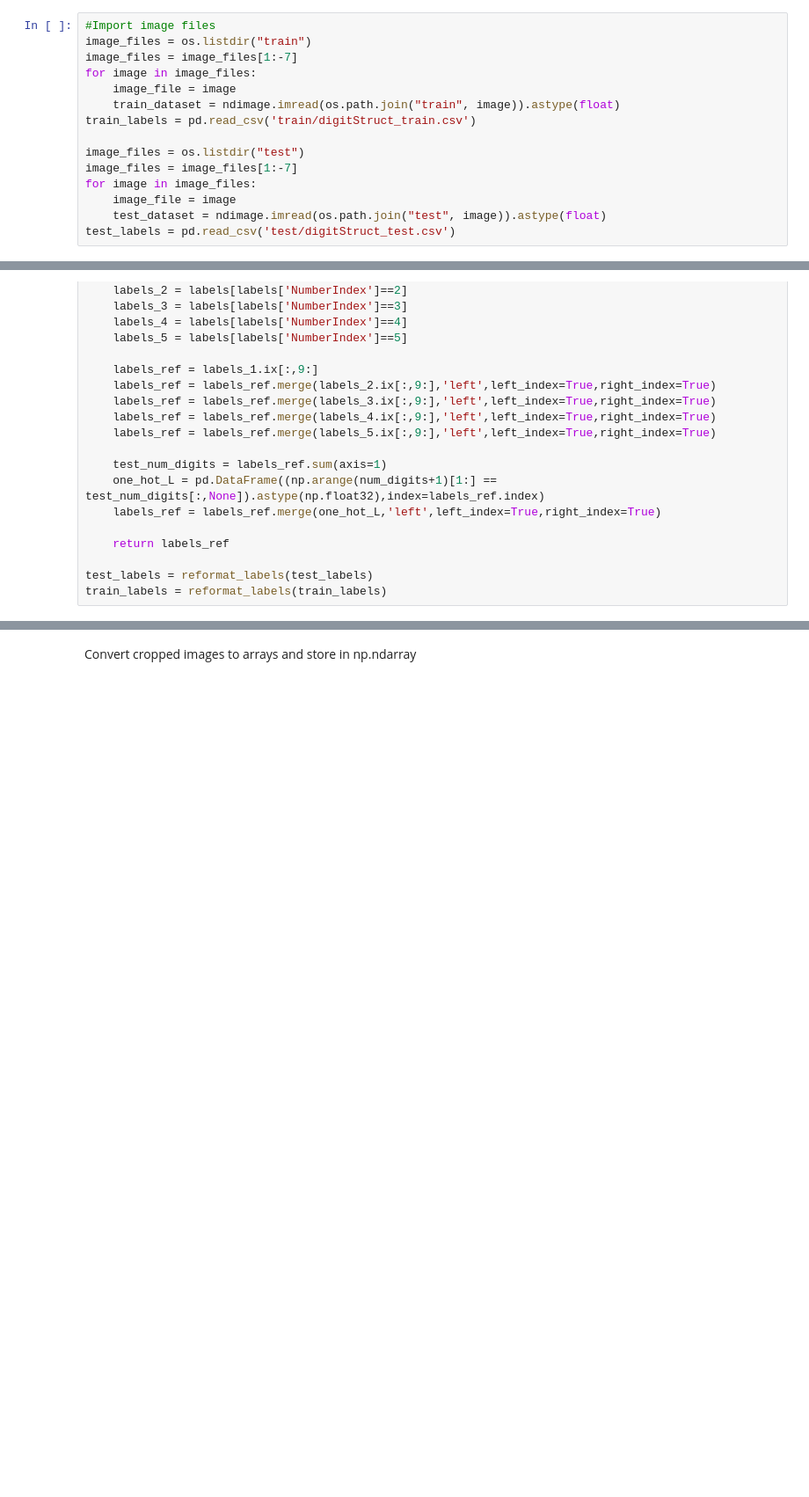
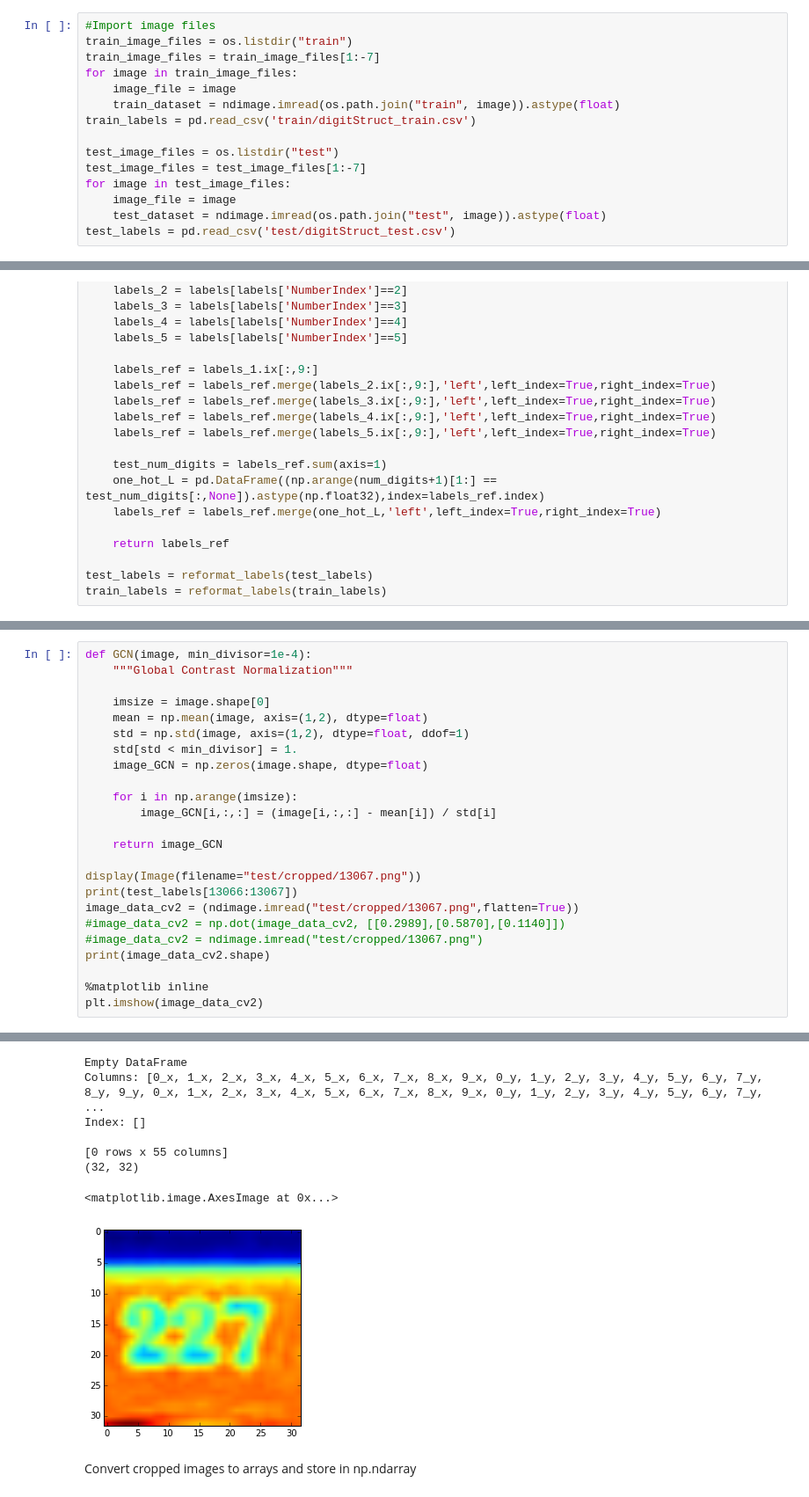
Before and after one commit to sarahrn/ImageSequenceRecognitionSVHN, a Jupyter notebook: LiveCamera_PickleData.ipynb, the cells around one changed output, grey strips where cells are left out. Shown at 88% size. Drawn from its saved outputs; the diff is of its cells as text; blank space fills up the shorter version.

```diff
--- a/LiveCamera_PickleData.ipynb
+++ b/LiveCamera_PickleData.ipynb
@@ -23,16 +23,16 @@ import warnings
 warnings.filterwarnings("ignore")
 # %%
 #Import image files
-image_files = os.listdir("train")
-image_files = image_files[1:-7]
-for image in image_files:
+train_image_files = os.listdir("train")
+train_image_files = train_image_files[1:-7]
+for image in train_image_files:
     image_file = image
     train_dataset = ndimage.imread(os.path.join("train", image)).astype(float)
 train_labels = pd.read_csv('train/digitStruct_train.csv')
 
-image_files = os.listdir("test")
-image_files = image_files[1:-7]
-for image in image_files:
+test_image_files = os.listdir("test")
+test_image_files = test_image_files[1:-7]
+for image in test_image_files:
     image_file = image
     test_dataset = ndimage.imread(os.path.join("test", image)).astype(float)
 test_labels = pd.read_csv('test/digitStruct_test.csv')
@@ -204,0 +185,25 @@ test_labels[:5]
+# %%
+def GCN(image, min_divisor=1e-4):
+    """Global Contrast Normalization"""
+
+    imsize = image.shape[0]
+    mean = np.mean(image, axis=(1,2), dtype=float)
+    std = np.std(image, axis=(1,2), dtype=float, ddof=1)
+    std[std < min_divisor] = 1.
+    image_GCN = np.zeros(image.shape, dtype=float)
+
+    for i in np.arange(imsize):
+        image_GCN[i,:,:] = (image[i,:,:] - mean[i]) / std[i]
+
+    return image_GCN
+
+display(Image(filename="test/cropped/13067.png"))
+print(test_labels[13066:13067])
+image_data_cv2 = (ndimage.imread("test/cropped/13067.png",flatten=True))
+#image_data_cv2 = np.dot(image_data_cv2, [[0.2989],[0.5870],[0.1140]])
+#image_data_cv2 = ndimage.imread("test/cropped/13067.png")
+print(image_data_cv2.shape)
+
+%matplotlib inline
+plt.imshow(image_data_cv2)
+# %% [output]
@@ -205,2 +211,10 @@ test_labels[:5]
+Empty DataFrame
+Columns: [0_x, 1_x, 2_x, 3_x, 4_x, 5_x, 6_x, 7_x, 8_x, 9_x, 0_y, 1_y, 2_y, 3_y, 4_y, 5_y, 6_y, 7_y, 8_y, 9_y, 0_x, 1_x, 2_x, 3_x, 4_x, 5_x, 6_x, 7_x, 8_x, 9_x, 0_y, 1_y, 2_y, 3_y, 4_y, 5_y, 6_y, 7_y,  ...
+Index: []
+
+[0 rows x 55 columns]
+(32, 32)
+<matplotlib.image.AxesImage at 0x...>
+[figure, added]
 # %% [markdown]
 Convert cropped images to arrays and store in np.ndarray
```
Also changed, not shown: parts of 14 cells of this notebook, 1 other file.
